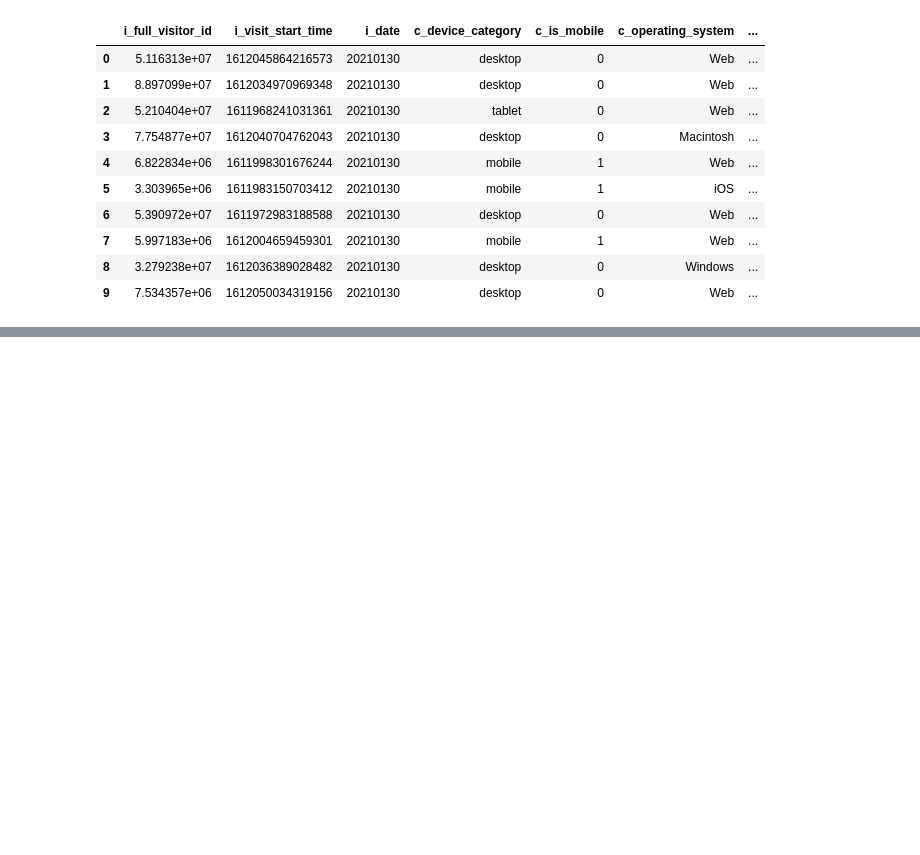
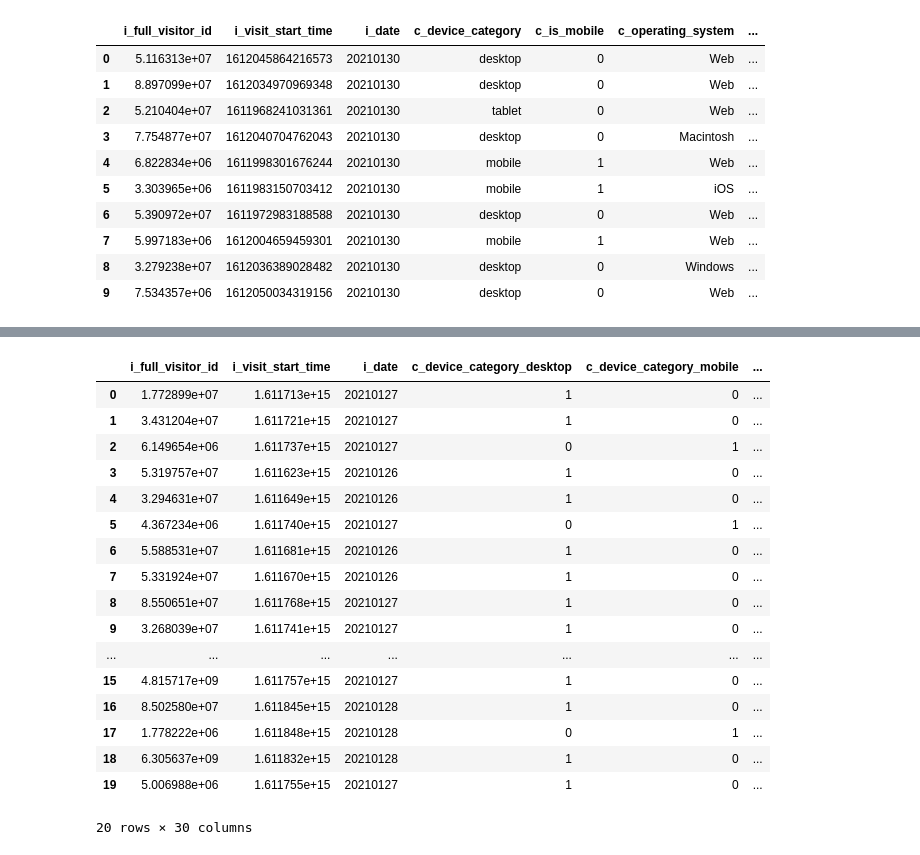
Before and after one commit to getindata/quickstart-ml-blueprints, a Jupyter notebook: ga4-mlops/notebooks/feature_engineering.ipynb, the cells around one changed output, grey strips where cells are left out. Cells and saved outputs as stored; diff of their text form; code cells hidden in the pictures; blank space fills up the shorter version.

```diff
--- a/ga4-mlops/notebooks/feature_engineering.ipynb
+++ b/ga4-mlops/notebooks/feature_engineering.ipynb
@@ -763,0 +789,30 @@ df_cp
+# %%
+features_to_exclude = ['c_is_mobile', 'c_operating_system', 'c_weekday', 'n_total_time_on_site']
+# features_to_exclude = []
+# %%
+df_cp = df.copy()
+# %%
+for feature in features_to_exclude:
+    feature_list = [item for item in df.columns if re.compile(f'^{feature}').match(item)]
+    df_cp = df_cp.drop(feature_list, axis=1)
+# %%
+df_cp
+# %% [output]
+|  | i_full_visitor_id | i_visit_start_time | i_date | c_device_category_desktop | c_device_category_mobile | ... |
+| 0 | 1.772899e+07 | 1.611713e+15 | 20210127 | 1 | 0 | ... |
+| 1 | 3.431204e+07 | 1.611721e+15 | 20210127 | 1 | 0 | ... |
+| 2 | 6.149654e+06 | 1.611737e+15 | 20210127 | 0 | 1 | ... |
+| 3 | 5.319757e+07 | 1.611623e+15 | 20210126 | 1 | 0 | ... |
+| 4 | 3.294631e+07 | 1.611649e+15 | 20210126 | 1 | 0 | ... |
+| 5 | 4.367234e+06 | 1.611740e+15 | 20210127 | 0 | 1 | ... |
+| 6 | 5.588531e+07 | 1.611681e+15 | 20210126 | 1 | 0 | ... |
+| 7 | 5.331924e+07 | 1.611670e+15 | 20210126 | 1 | 0 | ... |
+| 8 | 8.550651e+07 | 1.611768e+15 | 20210127 | 1 | 0 | ... |
+| 9 | 3.268039e+07 | 1.611741e+15 | 20210127 | 1 | 0 | ... |
+| ... | ... | ... | ... | ... | ... | ... |
+| 15 | 4.815717e+09 | 1.611757e+15 | 20210127 | 1 | 0 | ... |
+| 16 | 8.502580e+07 | 1.611845e+15 | 20210128 | 1 | 0 | ... |
+| 17 | 1.778222e+06 | 1.611848e+15 | 20210128 | 0 | 1 | ... |
+| 18 | 6.305637e+09 | 1.611832e+15 | 20210128 | 1 | 0 | ... |
+| 19 | 5.006988e+06 | 1.611755e+15 | 20210127 | 1 | 0 | ... |
+20 rows × 30 columns
```
Also changed, not shown: parts of 3 cells of this notebook, 4 other files.
